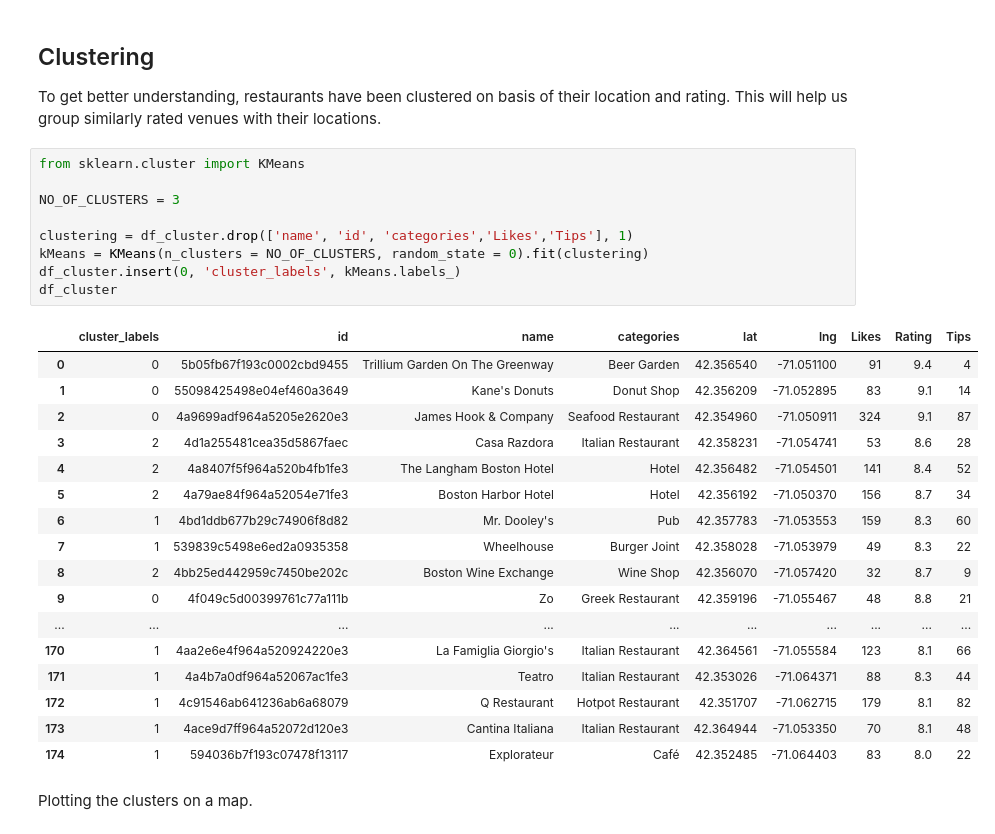
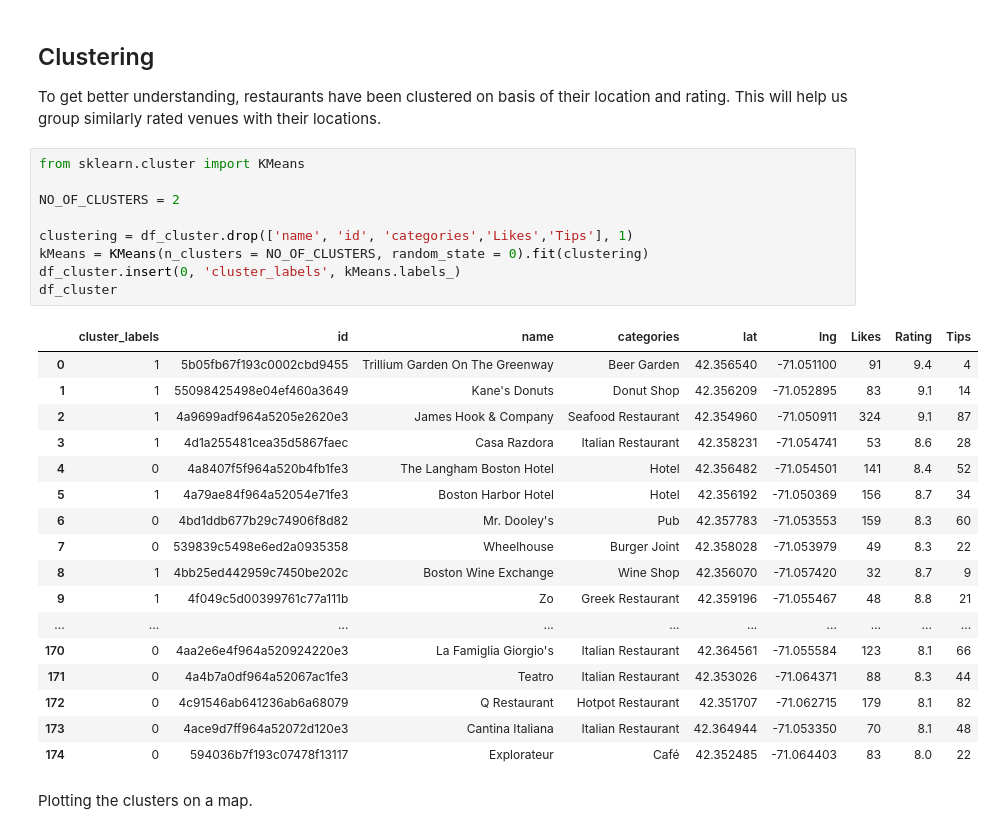
Before and after one commit to datacruncher4/Boston_Downtown_Analysis, a Jupyter notebook: FinalCapstoneProject.ipynb, the cells around one changed output. Cells and saved outputs as stored; diff of their text form.

```diff
--- a/FinalCapstoneProject.ipynb
+++ b/FinalCapstoneProject.ipynb
@@ -755,30 +766,30 @@ To get better understanding, restaurants have been clustered on basis of their l
 # %%
 from sklearn.cluster import KMeans
 
-NO_OF_CLUSTERS = 3
+NO_OF_CLUSTERS = 2
 
 clustering = df_cluster.drop(['name', 'id', 'categories','Likes','Tips'], 1)
 kMeans = KMeans(n_clusters = NO_OF_CLUSTERS, random_state = 0).fit(clustering)
 df_cluster.insert(0, 'cluster_labels', kMeans.labels_)
 df_cluster
 # %% [output]
 |  | cluster_labels | id | name | categories | lat | lng | Likes | Rating | Tips |
-| 0 | 0 | 5b05fb67f193c0002cbd9455 | Trillium Garden On The Greenway | Beer Garden | 42.356540 | -71.051100 | 91 | 9.4 | 4 |
-| 1 | 0 | 55098425498e04ef460a3649 | Kane's Donuts | Donut Shop | 42.356209 | -71.052895 | 83 | 9.1 | 14 |
-| 2 | 0 | 4a9699adf964a5205e2620e3 | James Hook & Company | Seafood Restaurant | 42.354960 | -71.050911 | 324 | 9.1 | 87 |
-| 3 | 2 | 4d1a255481cea35d5867faec | Casa Razdora | Italian Restaurant | 42.358231 | -71.054741 | 53 | 8.6 | 28 |
-| 4 | 2 | 4a8407f5f964a520b4fb1fe3 | The Langham Boston Hotel | Hotel | 42.356482 | -71.054501 | 141 | 8.4 | 52 |
-| 5 | 2 | 4a79ae84f964a52054e71fe3 | Boston Harbor Hotel | Hotel | 42.356192 | -71.050370 | 156 | 8.7 | 34 |
-| 6 | 1 | 4bd1ddb677b29c74906f8d82 | Mr. Dooley's | Pub | 42.357783 | -71.053553 | 159 | 8.3 | 60 |
-| 7 | 1 | 539839c5498e6ed2a0935358 | Wheelhouse | Burger Joint | 42.358028 | -71.053979 | 49 | 8.3 | 22 |
-| 8 | 2 | 4bb25ed442959c7450be202c | Boston Wine Exchange | Wine Shop | 42.356070 | -71.057420 | 32 | 8.7 | 9 |
-| 9 | 0 | 4f049c5d00399761c77a111b | Zo | Greek Restaurant | 42.359196 | -71.055467 | 48 | 8.8 | 21 |
+| 0 | 1 | 5b05fb67f193c0002cbd9455 | Trillium Garden On The Greenway | Beer Garden | 42.356540 | -71.051100 | 91 | 9.4 | 4 |
+| 1 | 1 | 55098425498e04ef460a3649 | Kane's Donuts | Donut Shop | 42.356209 | -71.052895 | 83 | 9.1 | 14 |
+| 2 | 1 | 4a9699adf964a5205e2620e3 | James Hook & Company | Seafood Restaurant | 42.354960 | -71.050911 | 324 | 9.1 | 87 |
+| 3 | 1 | 4d1a255481cea35d5867faec | Casa Razdora | Italian Restaurant | 42.358231 | -71.054741 | 53 | 8.6 | 28 |
+| 4 | 0 | 4a8407f5f964a520b4fb1fe3 | The Langham Boston Hotel | Hotel | 42.356482 | -71.054501 | 141 | 8.4 | 52 |
+| 5 | 1 | 4a79ae84f964a52054e71fe3 | Boston Harbor Hotel | Hotel | 42.356192 | -71.050369 | 156 | 8.7 | 34 |
+| 6 | 0 | 4bd1ddb677b29c74906f8d82 | Mr. Dooley's | Pub | 42.357783 | -71.053553 | 159 | 8.3 | 60 |
+| 7 | 0 | 539839c5498e6ed2a0935358 | Wheelhouse | Burger Joint | 42.358028 | -71.053979 | 49 | 8.3 | 22 |
+| 8 | 1 | 4bb25ed442959c7450be202c | Boston Wine Exchange | Wine Shop | 42.356070 | -71.057420 | 32 | 8.7 | 9 |
+| 9 | 1 | 4f049c5d00399761c77a111b | Zo | Greek Restaurant | 42.359196 | -71.055467 | 48 | 8.8 | 21 |
 | ... | ... | ... | ... | ... | ... | ... | ... | ... | ... |
-| 170 | 1 | 4aa2e6e4f964a520924220e3 | La Famiglia Giorgio's | Italian Restaurant | 42.364561 | -71.055584 | 123 | 8.1 | 66 |
-| 171 | 1 | 4a4b7a0df964a52067ac1fe3 | Teatro | Italian Restaurant | 42.353026 | -71.064371 | 88 | 8.3 | 44 |
-| 172 | 1 | 4c91546ab641236ab6a68079 | Q Restaurant | Hotpot Restaurant | 42.351707 | -71.062715 | 179 | 8.1 | 82 |
-| 173 | 1 | 4ace9d7ff964a52072d120e3 | Cantina Italiana | Italian Restaurant | 42.364944 | -71.053350 | 70 | 8.1 | 48 |
-| 174 | 1 | 594036b7f193c07478f13117 | Explorateur | Café | 42.352485 | -71.064403 | 83 | 8.0 | 22 |
+| 170 | 0 | 4aa2e6e4f964a520924220e3 | La Famiglia Giorgio's | Italian Restaurant | 42.364561 | -71.055584 | 123 | 8.1 | 66 |
+| 171 | 0 | 4a4b7a0df964a52067ac1fe3 | Teatro | Italian Restaurant | 42.353026 | -71.064371 | 88 | 8.3 | 44 |
+| 172 | 0 | 4c91546ab641236ab6a68079 | Q Restaurant | Hotpot Restaurant | 42.351707 | -71.062715 | 179 | 8.1 | 82 |
+| 173 | 0 | 4ace9d7ff964a52072d120e3 | Cantina Italiana | Italian Restaurant | 42.364944 | -71.053350 | 70 | 8.1 | 48 |
+| 174 | 0 | 594036b7f193c07478f13117 | Explorateur | Café | 42.352485 | -71.064403 | 83 | 8.0 | 22 |
 # %% [markdown]
 Plotting the clusters on a map.
 # %%
```
Also changed, not shown: parts of 27 cells of this notebook, 3 other files.
